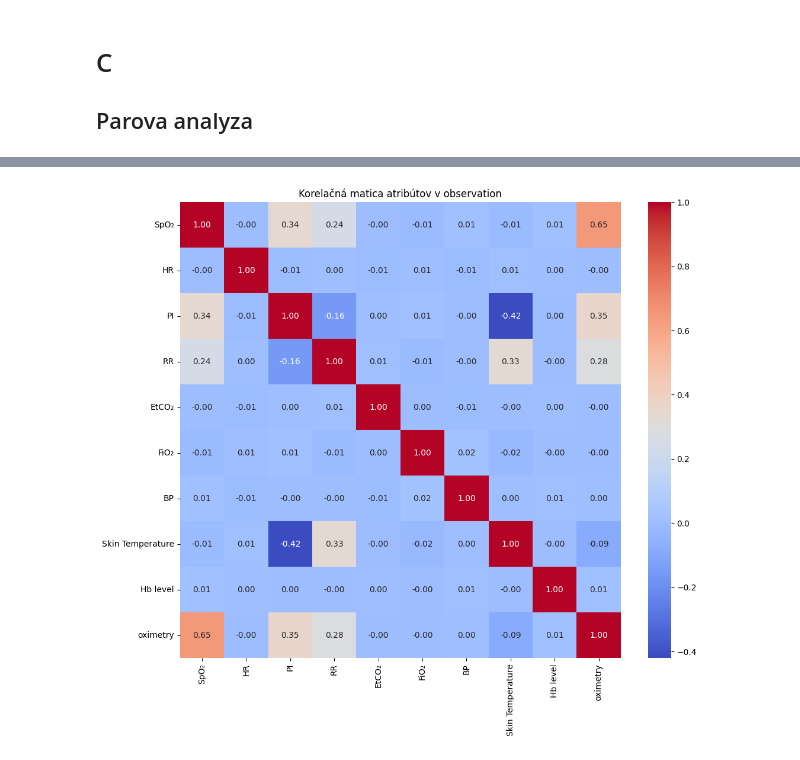
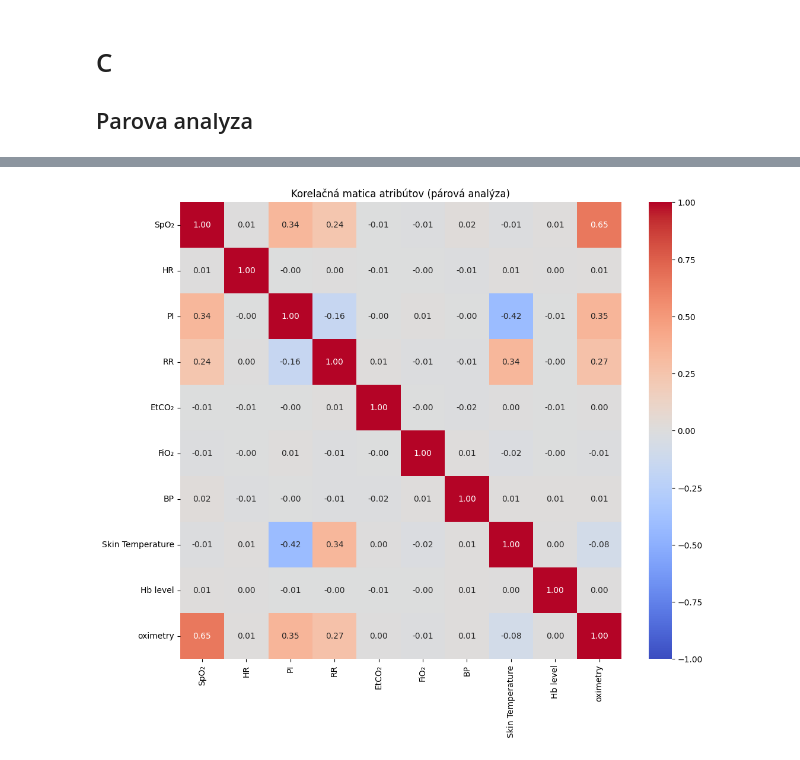
Before and after one commit to AdrianMaslak/IAU_2025, a Jupyter notebook: 1_phase/1-1_maslak_bugaj.ipynb, the cells around one changed output, grey strips where cells are left out. Saved outputs shown, nothing was run; the diff lists cells and outputs as text; code cells hidden in the pictures.

```diff
--- a/1_phase/1-1_maslak_bugaj.ipynb
+++ b/1_phase/1-1_maslak_bugaj.ipynb
@@ -263,20 +308,52 @@ Krvne skupiny su rovnomerne rozdelene co nam vytvara vhodny kategoricky model
 # %%
+# Importy (ak chýbajú, pridaj ich)
+import pandas as pd
+import numpy as np
+import matplotlib.pyplot as plt
+import seaborn as sns
+from scipy import stats
+from scipy.spatial import cKDTree
+from scipy.stats import chi2_contingency  # Pre crosstab testy
 
-# Vybrané atribúty pre korelácie
+# Načítanie dát (predpokladám, že máš už načítané patient, station, observation)
+
+# Čistenie duplikátov v patient (toto máš OK)
+patient['registration'] = pd.to_datetime(patient['registration'], errors='coerce')
+patient = patient.sort_values('registration').drop_duplicates('user_id', keep='last')
+print("Počet záznamov v patient po odstránení duplikátov:", patient.shape[0])
+
+# Reset indexu station pre station_ID (toto máš OK)
+station = station.reset_index().rename(columns={'index': 'station_ID'})
+
+# Nearest neighbor matching pre observation a station (toto máš OK)
+tree = cKDTree(station[['latitude', 'longitude']].values)
+distances, indices = tree.query(observation[['latitude', 'longitude']].values, k=1)
+observation['station_ID'] = station.iloc[indices]['station_ID'].values
+
+# Opravený merge: Najprv spoj observation so station na station_ID (pre istotu, aj keď lat/long sú podobné)
+merged_obs_station = pd.merge(observation, station, on='station_ID', how='left')
+
+# Potom spoj s patient na station_ID
+merged = pd.merge(merged_obs_station, patient, on='station_ID', how='left')
+print("\nPočet záznamov po spojení:", merged.shape[0])
+print("Chýbajúce hodnoty po spojení:")
+display(merged.isnull().sum())
+
+# Vybrané atribúty pre párovú analýzu (numerické z observation)
 selected_attrs = ['SpO₂', 'HR', 'PI', 'RR', 'EtCO₂', 'FiO₂', 'BP', 'Skin Temperature', 'Hb level', 'oximetry']
 
-# Korelačná matica
-corr_matrix = observation[selected_attrs].corr(method='pearson')
-print("Korelačná matica (úryvok):")
-display(corr_matrix.head())
+# Korelačná matica (Pearson pre numerické)
+corr_matrix = merged[selected_attrs].corr(method='pearson')
+print("\nKorelačná matica:")
+display(corr_matrix)
 
 # Vizualizácia heatmap
 plt.figure(figsize=(12, 10))
-sns.heatmap(corr_matrix, annot=True, cmap='coolwarm', fmt=".2f")
-plt.title("Korelačná matica atribútov v observation")
+sns.heatmap(corr_matrix, annot=True, cmap='coolwarm', fmt=".2f", vmin=-1, vmax=1)
+plt.title("Korelačná matica atribútov (párová analýza)")
 plt.show()
 
-# Identifikácia silných korelácií (|corr| > 0.5)
+# Identifikácia silných korelácií (|corr| > 0.5, okrem seba samého)
 print("\nSilné korelácie (|corr| > 0.5):")
 strong_corrs = (corr_matrix.abs() > 0.5) & (corr_matrix.abs() < 1.0)
 for col in strong_corrs.columns:
@@ -284,18 +361,26 @@ for col in strong_corrs.columns:
     if not correlated.empty:
         print(f"{col} je silne korelované s: {list(correlated)}")
 
+# Príklad párovej vizualizácie: Scatterploty pre zaujímavé páry (napr. HR vs BP, SpO₂ vs RR)
+plt.figure(figsize=(12, 6))
+sns.scatterplot(x='HR', y='BP', data=merged)
+plt.title("Scatterplot HR vs BP (párová analýza)")
+plt.xlabel("HR (bpm)")
+plt.ylabel("BP (mmHg)")
+plt.show()
 
+plt.figure(figsize=(12, 6))
+sns.scatterplot(x='SpO₂', y='RR', data=merged)
+plt.title("Scatterplot SpO₂ vs RR")
+plt.xlabel("SpO₂ (%)")
+plt.ylabel("RR (dychy/min)")
+plt.show()
 
-# Crosstab pre blood_group vs oximetry (po spojení)
-if 'blood_group' in merged.columns and 'oximetry' in merged.columns:
-    crosstab = pd.crosstab(merged['blood_group'], merged['oximetry'], normalize='index').round(3)
-    print("\nCrosstab blood_group vs oximetry (proporcie):")
+# Ak chceš kategorické páry: Crosstab pre blood_group vs code (z station, napr. krajina)
+if 'blood_group' in merged.columns and 'code' in merged.columns:
+    crosstab = pd.crosstab(merged['blood_group'], merged['code'], normalize='index').round(3)
+    print("\nCrosstab blood_group vs code (proporcie):")
     display(crosstab)
-    plt.figure(figsize=(10, 6))
-    crosstab.plot(kind='bar', stacked=True)
-    plt.title("Závislosť blood_group a oximetry")
-    plt.ylabel("Proporcia")
-    plt.show()
-else:
-    print("Spojenie datasetov zlyhalo – overte geo matching.")
+    chi2, p, dof, expected = chi2_contingency(pd.crosstab(merged['blood_group'], merged['code']))
+    print(f"Chi-square p-value: {p:.4f} (významná závislosť ak p < 0.05)")
 # %% [output]
@@ -309 +420 @@ Korelačná matica (úryvok):
-[figure, old version]
+[figure, new version]
```
Also changed, not shown: parts of 7 cells of this notebook.
